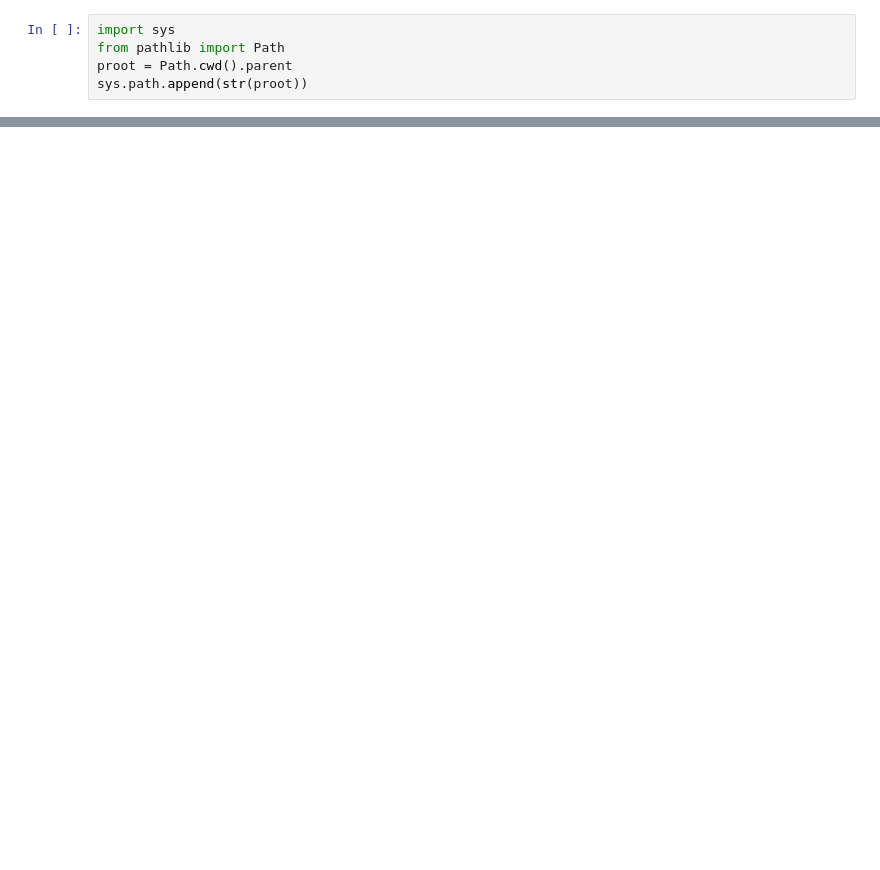
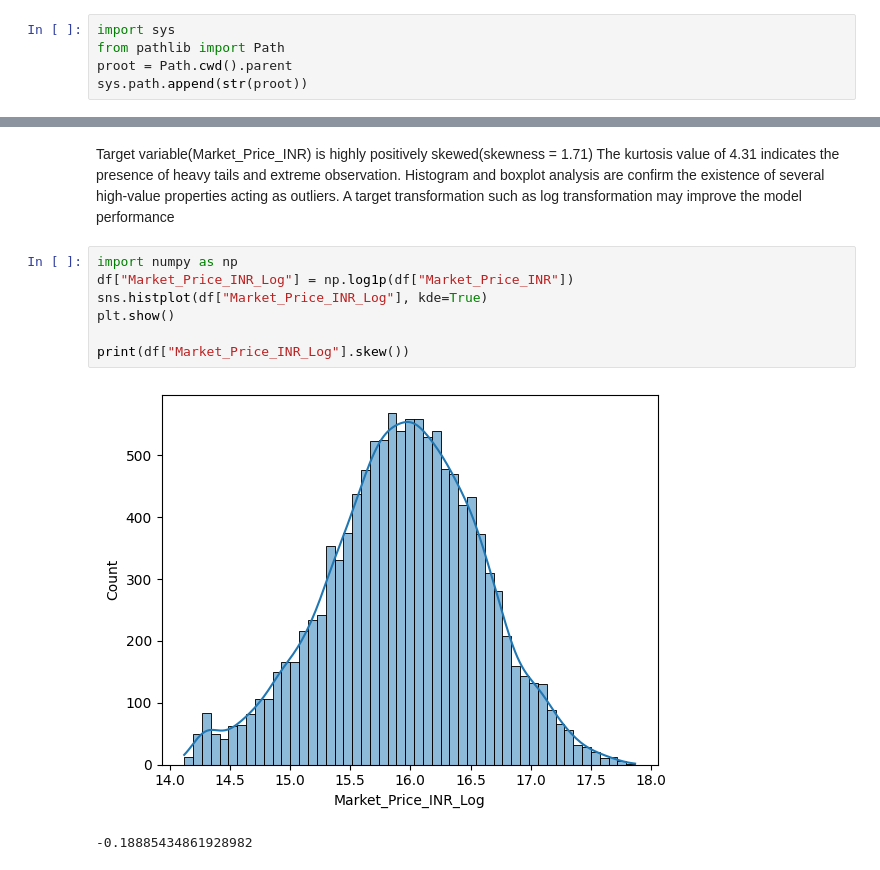
Before and after one commit to RajuPitta-6/HOUSE_PRICE_PREDICTION, a Jupyter notebook: notebooks/EDA.ipynb, the cells around one changed output, grey strips where cells are left out. Saved outputs shown, nothing was run; the diff lists cells and outputs as text; blank space fills up the shorter version.

```diff
--- a/notebooks/EDA.ipynb
+++ b/notebooks/EDA.ipynb
@@ -30,0 +84,15 @@ print(df.head())
+# %% [markdown]
+Target variable(Market_Price_INR) is highly positively skewed(skewness = 1.71)
+The kurtosis value of 4.31 indicates the presence of heavy tails and extreme observation.
+Histogram and boxplot analysis are confirm the existence of several high-value properties acting as outliers.
+A target transformation such as log transformation may improve the model performance
+# %%
+import numpy as np
+df["Market_Price_INR_Log"] = np.log1p(df["Market_Price_INR"])
+sns.histplot(df["Market_Price_INR_Log"], kde=True)
+plt.show()
+
+print(df["Market_Price_INR_Log"].skew())
+# %% [output]
+[figure, added]
+-0.18885434861928982
```
Also changed, not shown: parts of 7 cells of this notebook, 1 other file.
